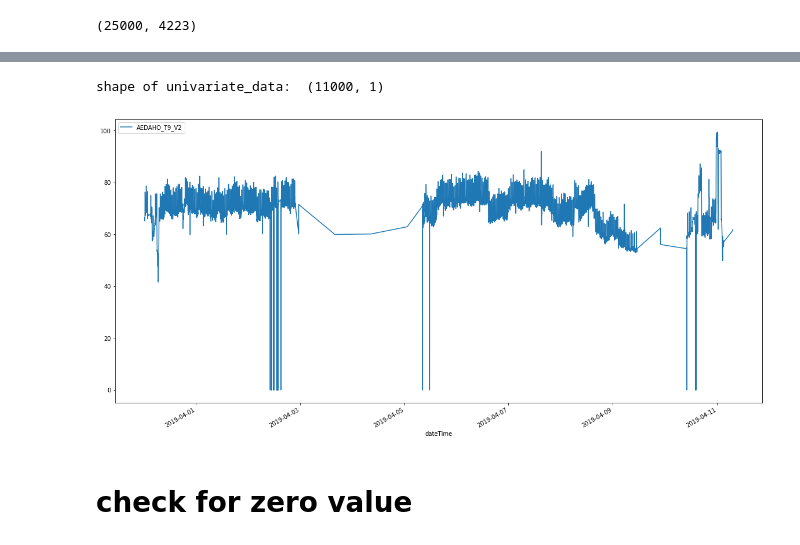
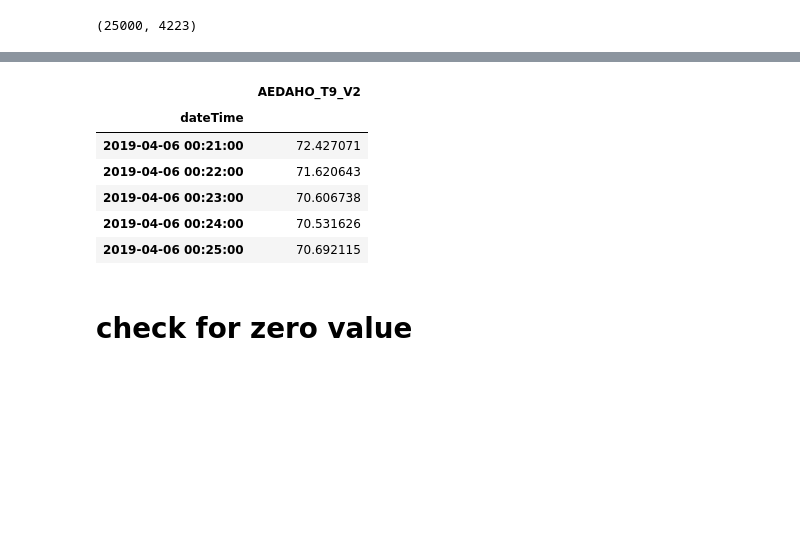
Before and after one commit to atifkarim/Time-Series-Forecasting-Using-Machine-Learning-Algorithm, a Jupyter notebook: forecasting_with_ARIMA.ipynb, the cells around one changed output, grey strips where cells are left out. Cells and saved outputs as stored; diff of their text form; code cells hidden in the pictures; blank space fills up the shorter version.

```diff
--- a/forecasting_with_ARIMA.ipynb
+++ b/forecasting_with_ARIMA.ipynb
@@ -66,12 +85,19 @@ univariate_data.head()
+# %%
+univariate_data_modify.head()
+# %% [output]
+|  | AEDAHO_T9_V2 |
+| dateTime |  |
+| 2019-04-06 00:21:00 | 72.427071 |
+| 2019-04-06 00:22:00 | 71.620643 |
+| 2019-04-06 00:23:00 | 70.606738 |
+| 2019-04-06 00:24:00 | 70.531626 |
+| 2019-04-06 00:25:00 | 70.692115 |
 # %%
-from matplotlib.pylab import rcParams
-print('shape of univariate_data: ',univariate_data.shape)
-univariate_data.plot()
-plt.rcParams['figure.figsize'] =(20,10)
-plt.show()
+# from matplotlib.pylab import rcParams
+# print('shape of univariate_data: ',univariate_data.shape)
+# univariate_data.plot()
+# plt.rcParams['figure.figsize'] =(20,10)
+# plt.show()
-# %% [output]
-shape of univariate_data:  (11000, 1)
-[figure, removed]
 # %%
 # from numpy import nan
 # univariate_data_drop_zero= univariate_data.replace(0,nan)
```
Also changed, not shown: parts of 18 cells of this notebook.
